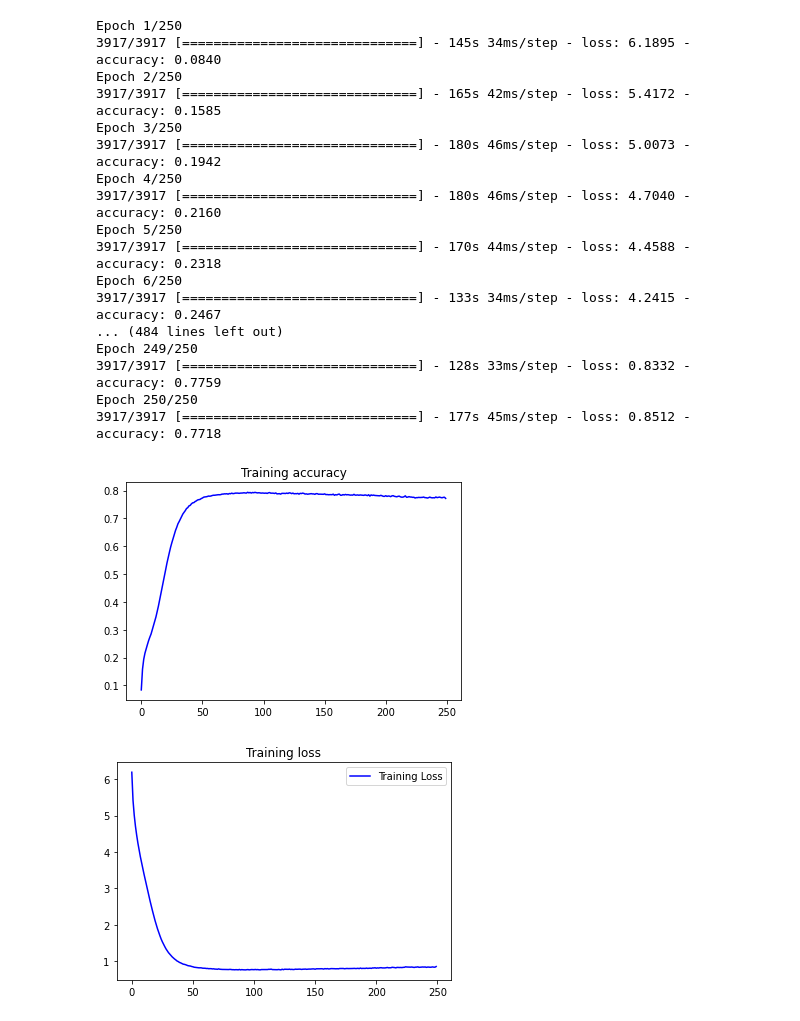
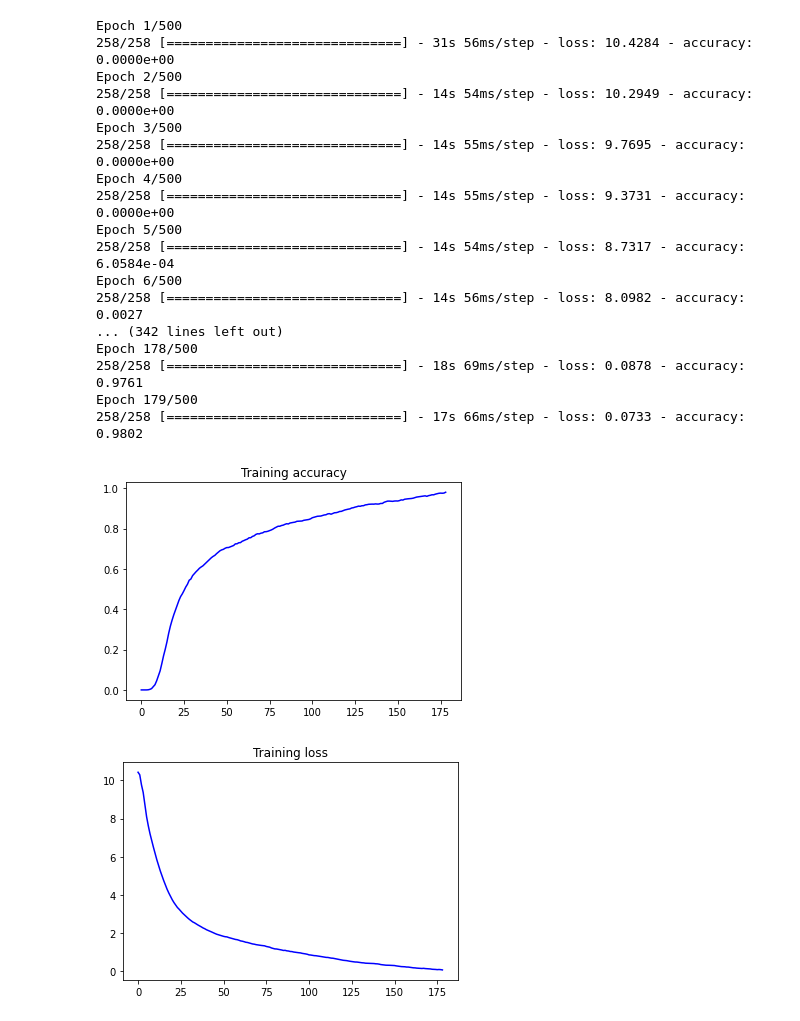
Before and after one commit to ahmadcah/Hukumpedia, a Jupyter notebook: Google_Colab/Prototype_Capstone_Project_Model.ipynb, the cells around one changed output. Saved outputs shown, nothing was run; the diff lists cells and outputs as text; code cells hidden in the pictures.

```diff
--- a/Google_Colab/Prototype_Capstone_Project_Model.ipynb
+++ b/Google_Colab/Prototype_Capstone_Project_Model.ipynb
@@ -53,20 +88,12 @@ print(tokenizer.word_index)
-# %%
-class myCallback(tf.keras.callbacks.Callback):
-  def on_epoch_end(self, epoch, logs={}):
-    if(logs.get('accuracy')>0.96):
-      print("\nReached 96% accuracy so cancelling training!")
-      self.model.stop_training = True
-
-callbacks = myCallback()
 # %%
 model = Sequential()
-model.add(Embedding(total_words, 256, input_length=max_sequence_len-1))
-model.add(Bidirectional(LSTM(256, return_sequences=True)))
-model.add(Bidirectional(LSTM(256)))
+model.add(Embedding(total_words, 250, input_length=max_sequence_len-1))
+model.add(Bidirectional(LSTM(500, return_sequences=True)))
+model.add(Bidirectional(LSTM(500)))
 model.add(Dropout(0.2))
+model.add(Dense(1000, activation="relu"))
 model.add(Dense(total_words, activation='softmax'))
-# Pick an optimizer
-model.compile(loss='categorical_crossentropy', optimizer='adam', metrics=['accuracy'])
+model.compile(loss='categorical_crossentropy', optimizer='adam', metrics='accuracy')
 print(model.summary())
 # %% [output]
 Model: "sequential_1"
@@ -91,43 +120,54 @@ None
+# %%
+class myCallback(tf.keras.callbacks.Callback):
+  def on_epoch_end(self, epoch, logs={}):
+    if(logs.get('accuracy')>0.98):
+      self.model.stop_training = True
+
+#checkpoint = tf.keras.callbacks.ModelCheckpoint("/content/drive/MyDrive/Bangkit Capstone/checkpoint/model", monitor='loss', verbose=1,save_best_only=True, mode='auto')
+
+reduceLoss = tf.keras.callbacks.ReduceLROnPlateau(monitor='loss', factor=0.2, patience=3, min_lr=0.0001, verbose = 1)
+callbacksEarlyStopping = tf.keras.callbacks.EarlyStopping(monitor='loss', patience=5)
+preventOverfit = myCallback()
 # %%
- history = model.fit(predictors, label, epochs=250, verbose=1, callbacks=[callbacks])
+history = model.fit(predictors, label, epochs=500, batch_size=64, verbose=1, callbacks=[preventOverfit,callbacksEarlyStopping,reduceLoss])
 # %% [output]
-Epoch 1/250
-3917/3917 [==============================] - 145s 34ms/step - loss: 6.1895 - accuracy: 0.0840
-Epoch 2/250
-3917/3917 [==============================] - 165s 42ms/step - loss: 5.4172 - accuracy: 0.1585
-Epoch 3/250
-3917/3917 [==============================] - 180s 46ms/step - loss: 5.0073 - accuracy: 0.1942
-Epoch 4/250
-3917/3917 [==============================] - 180s 46ms/step - loss: 4.7040 - accuracy: 0.2160
-Epoch 5/250
-3917/3917 [==============================] - 170s 44ms/step - loss: 4.4588 - accuracy: 0.2318
-Epoch 6/250
-3917/3917 [==============================] - 133s 34ms/step - loss: 4.2415 - accuracy: 0.2467
-... (484 lines left out)
-Epoch 249/250
-3917/3917 [==============================] - 128s 33ms/step - loss: 0.8332 - accuracy: 0.7759
-Epoch 250/250
-3917/3917 [==============================] - 177s 45ms/step - loss: 0.8512 - accuracy: 0.7718
+Epoch 1/500
+258/258 [==============================] - 31s 56ms/step - loss: 10.4284 - accuracy: 0.0000e+00
+Epoch 2/500
+258/258 [==============================] - 14s 54ms/step - loss: 10.2949 - accuracy: 0.0000e+00
+Epoch 3/500
+258/258 [==============================] - 14s 55ms/step - loss: 9.7695 - accuracy: 0.0000e+00
+Epoch 4/500
+258/258 [==============================] - 14s 55ms/step - loss: 9.3731 - accuracy: 0.0000e+00
+Epoch 5/500
+258/258 [==============================] - 14s 54ms/step - loss: 8.7317 - accuracy: 6.0584e-04
+Epoch 6/500
+258/258 [==============================] - 14s 56ms/step - loss: 8.0982 - accuracy: 0.0027
+... (342 lines left out)
+Epoch 178/500
+258/258 [==============================] - 18s 69ms/step - loss: 0.0878 - accuracy: 0.9761
+Epoch 179/500
+258/258 [==============================] - 17s 66ms/step - loss: 0.0733 - accuracy: 0.9802
 # %%
 import matplotlib.pyplot as plt
 acc = history.history['accuracy']
 loss = history.history['loss']
 
 epochs = range(len(acc))
 
 plt.plot(epochs, acc, 'b', label='Training accuracy')
 plt.title('Training accuracy')
 
 plt.figure()
 
 plt.plot(epochs, loss, 'b', label='Training Loss')
 plt.title('Training loss')
-plt.legend()
+
 
 plt.show()
 # %% [output]
-[figure, old version]
+[figure, new version]
-[figure, old version]
+[figure, new version]
 # %%
 text = "bentuk"
 print('input: '+text)
```
Also changed, not shown: parts of 24 cells of this notebook.
